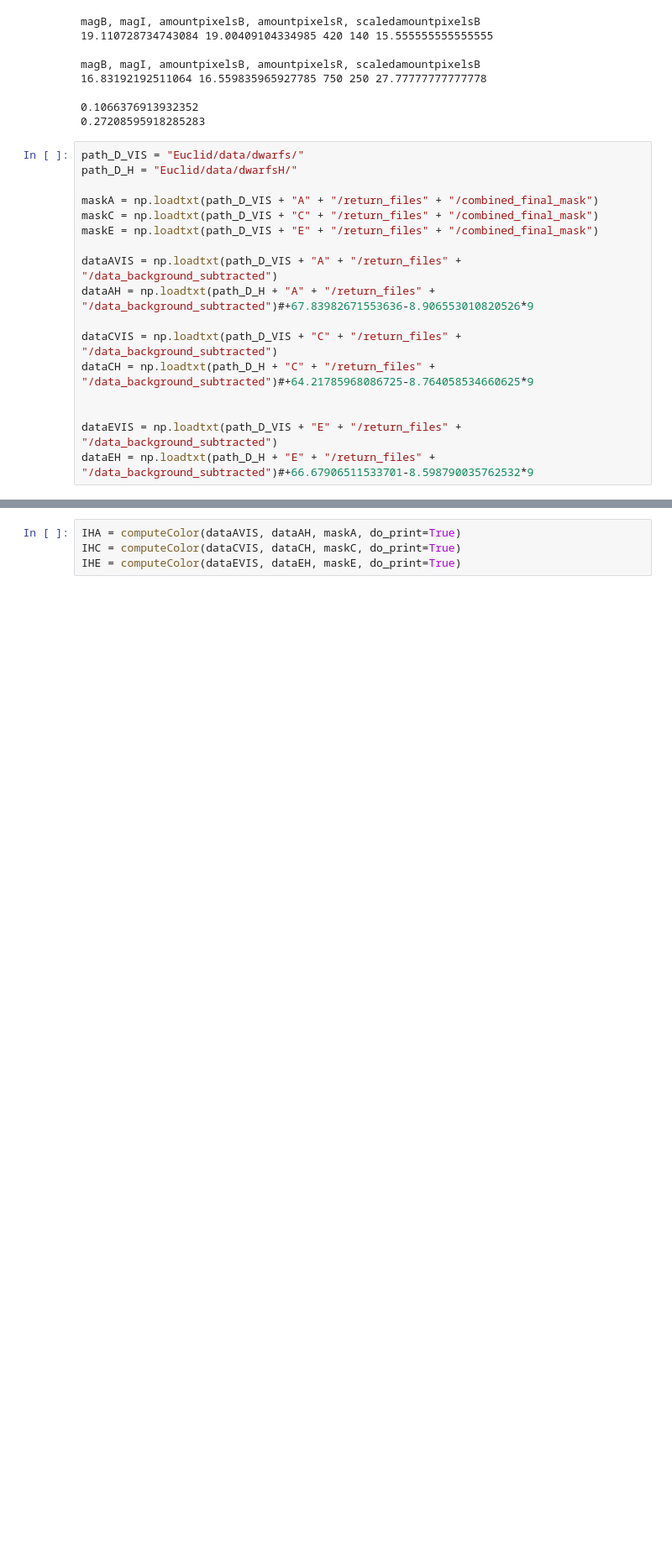
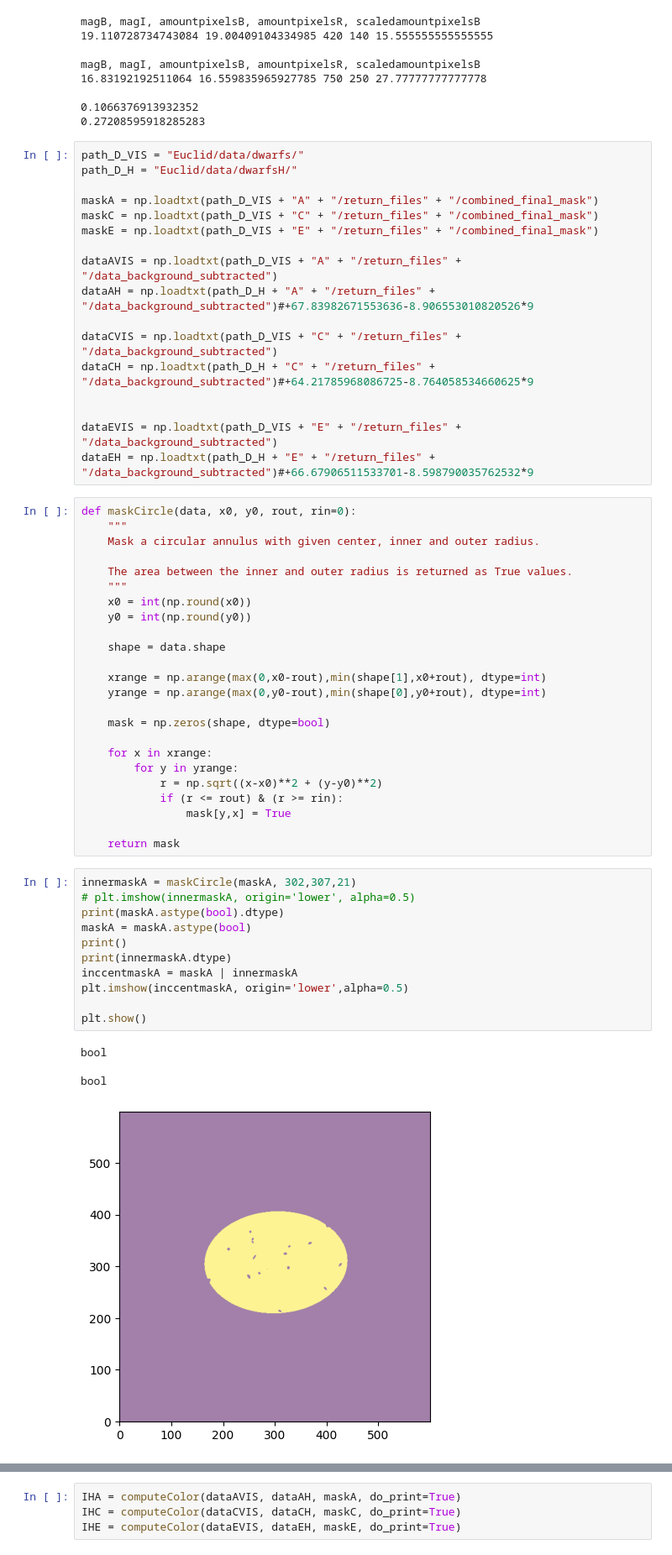
Before and after one commit to elsjan/SBF_Pipeline, a Jupyter notebook: colorAnalysis.ipynb, the cells around one changed output, grey strips where cells are left out. Shown at 84% size. Cells and saved outputs as stored; diff of their text form; blank space fills up the shorter version.

```diff
--- a/colorAnalysis.ipynb
+++ b/colorAnalysis.ipynb
@@ -62,3 +62,43 @@ dataCH = np.loadtxt(path_D_H + "C" + "/return_files" + "/data_background_subtrac
 
 dataEVIS = np.loadtxt(path_D_VIS + "E" + "/return_files" + "/data_background_subtracted")
 dataEH = np.loadtxt(path_D_H + "E" + "/return_files" + "/data_background_subtracted")#+66.67906511533701-8.598790035762532*9
+# %%
+def maskCircle(data, x0, y0, rout, rin=0):
+    """
+    Mask a circular annulus with given center, inner and outer radius.
+
+    The area between the inner and outer radius is returned as True values.
+    """
+    x0 = int(np.round(x0))
+    y0 = int(np.round(y0))
+
+    shape = data.shape
+
+    xrange = np.arange(max(0,x0-rout),min(shape[1],x0+rout), dtype=int)
+    yrange = np.arange(max(0,y0-rout),min(shape[0],y0+rout), dtype=int)
+
+    mask = np.zeros(shape, dtype=bool)
+
+    for x in xrange:
+        for y in yrange:
+            r = np.sqrt((x-x0)**2 + (y-y0)**2)
+            if (r <= rout) & (r >= rin):
+                mask[y,x] = True
+
+    return mask
+# %%
+innermaskA = maskCircle(maskA, 302,307,21)
+# plt.imshow(innermaskA, origin='lower', alpha=0.5)
+print(maskA.astype(bool).dtype)
+maskA = maskA.astype(bool)
+print()
+print(innermaskA.dtype)
+inccentmaskA = maskA | innermaskA
+plt.imshow(inccentmaskA, origin='lower',alpha=0.5)
+
+plt.show()
+# %% [output]
+bool
+
+bool
+[figure, added]
```
Also changed, not shown: parts of 5 cells of this notebook, 46 other files.
